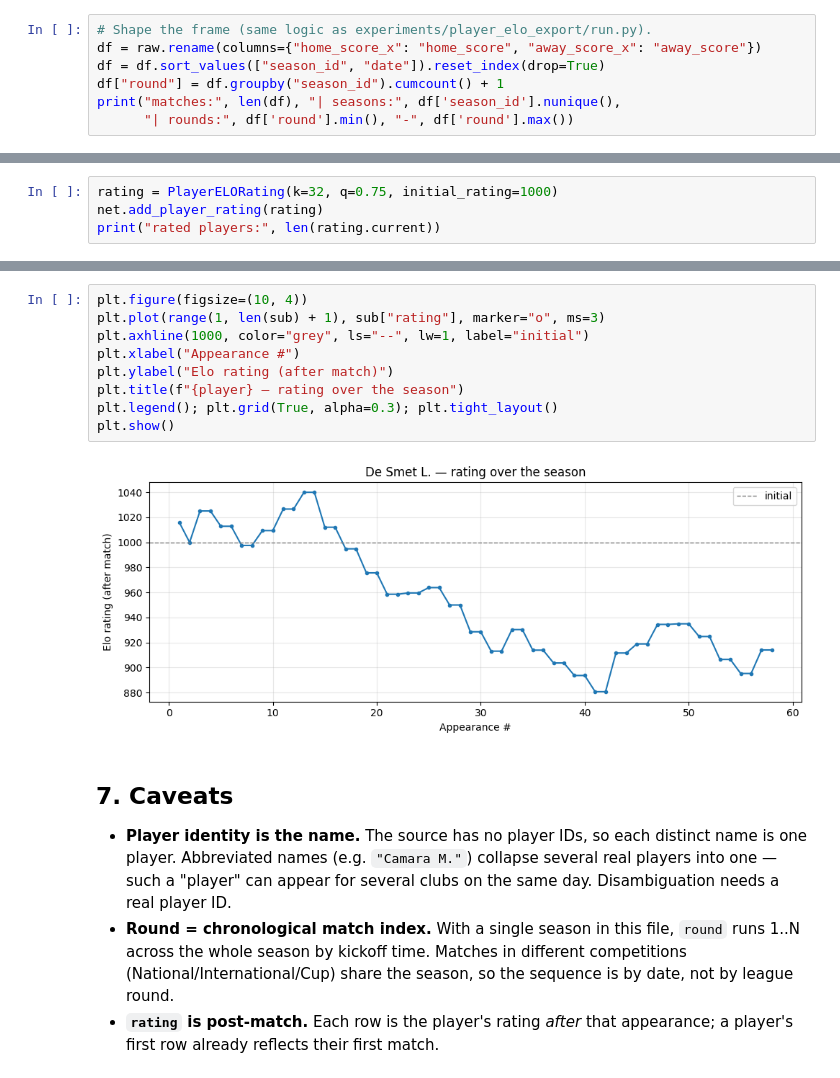
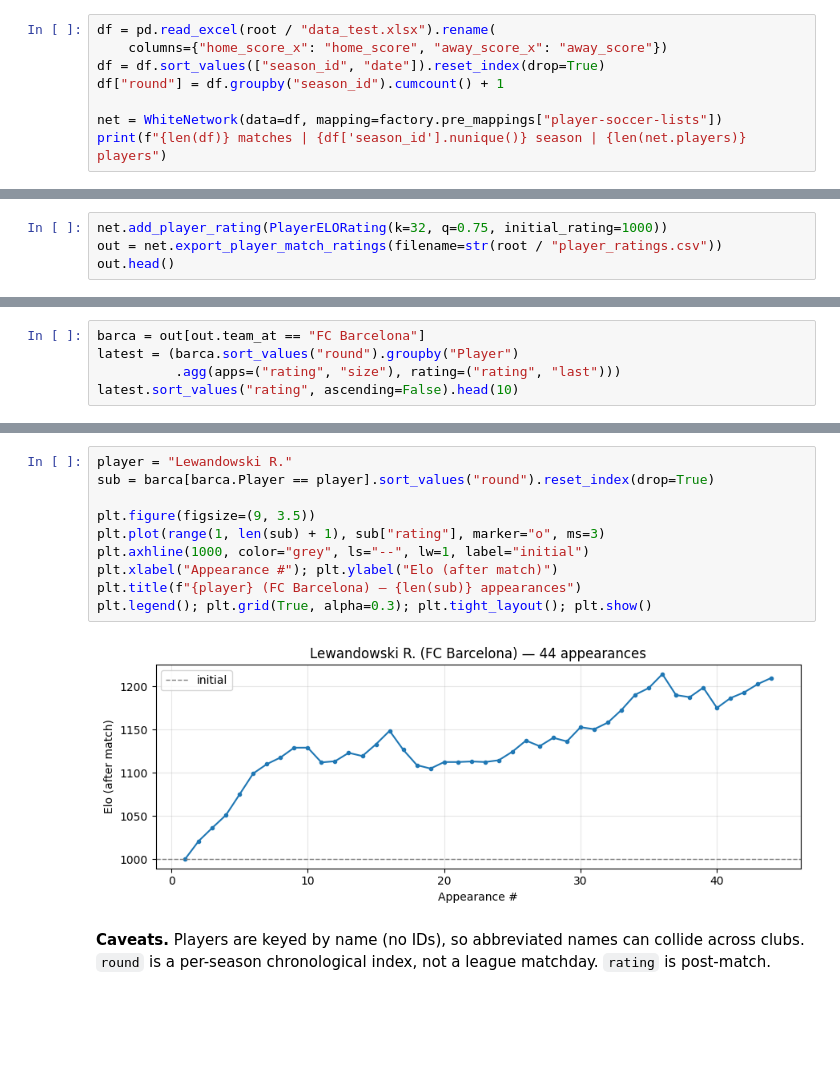
Before and after one commit to spoho-datascience/dfg-rating, a Jupyter notebook: experiments/player_elo_export/player_ratings.ipynb, the cells around one changed output, grey strips where cells are left out. Saved outputs shown, nothing was run; the diff lists cells and outputs as text; blank space fills up the shorter version.

```diff
--- a/experiments/player_elo_export/player_ratings.ipynb
+++ b/experiments/player_elo_export/player_ratings.ipynb
@@ -67,8 +31,9 @@ raw[["date", "home_team", "away_team", "home_score_x", "away_score_x", "result",
 # %%
-# Shape the frame (same logic as experiments/player_elo_export/run.py).
-df = raw.rename(columns={"home_score_x": "home_score", "away_score_x": "away_score"})
+df = pd.read_excel(root / "data_test.xlsx").rename(
+    columns={"home_score_x": "home_score", "away_score_x": "away_score"})
 df = df.sort_values(["season_id", "date"]).reset_index(drop=True)
 df["round"] = df.groupby("season_id").cumcount() + 1
-print("matches:", len(df), "| seasons:", df['season_id'].nunique(),
-      "| rounds:", df['round'].min(), "-", df['round'].max())
+
+net = WhiteNetwork(data=df, mapping=factory.pre_mappings["player-soccer-lists"])
+print(f"{len(df)} matches | {df['season_id'].nunique()} season | {len(net.players)} players")
 # %% [output]
@@ -108,5 +45,5 @@ One chronological pass over all matches. Defaults: `k=32`, `q=0.75`, new players
 # %%
-rating = PlayerELORating(k=32, q=0.75, initial_rating=1000)
-net.add_player_rating(rating)
-print("rated players:", len(rating.current))
+net.add_player_rating(PlayerELORating(k=32, q=0.75, initial_rating=1000))
+out = net.export_player_match_ratings(filename=str(root / "player_ratings.csv"))
+out.head()
 # %% [output]
@@ -153,0 +59,5 @@ De Smet L. — 58 appearances for FC Brügge U23
+# %%
+barca = out[out.team_at == "FC Barcelona"]
+latest = (barca.sort_values("round").groupby("Player")
+          .agg(apps=("rating", "size"), rating=("rating", "last")))
+latest.sort_values("rating", ascending=False).head(10)
@@ -154,22 +77,15 @@ De Smet L. — 58 appearances for FC Brügge U23
 # %%
-plt.figure(figsize=(10, 4))
+player = "Lewandowski R."
+sub = barca[barca.Player == player].sort_values("round").reset_index(drop=True)
+
+plt.figure(figsize=(9, 3.5))
 plt.plot(range(1, len(sub) + 1), sub["rating"], marker="o", ms=3)
 plt.axhline(1000, color="grey", ls="--", lw=1, label="initial")
-plt.xlabel("Appearance #")
-plt.ylabel("Elo rating (after match)")
-plt.title(f"{player} — rating over the season")
-plt.legend(); plt.grid(True, alpha=0.3); plt.tight_layout()
-plt.show()
+plt.xlabel("Appearance #"); plt.ylabel("Elo (after match)")
+plt.title(f"{player} (FC Barcelona) — {len(sub)} appearances")
+plt.legend(); plt.grid(True, alpha=0.3); plt.tight_layout(); plt.show()
 # %% [output]
-[figure, old version]
+[figure, new version]
-# %% [markdown]
-## 7. Caveats
-
-- **Player identity is the name.** The source has no player IDs, so each distinct name is one
-  player. Abbreviated names (e.g. `"Camara M."`) collapse several real players into one — such a
-  "player" can appear for several clubs on the same day. Disambiguation needs a real player ID.
-- **Round = chronological match index.** With a single season in this file, `round` runs
-  1..N across the whole season by kickoff time. Matches in different competitions
-  (National/International/Cup) share the season, so the sequence is by date, not by league round.
-- **`rating` is post-match.** Each row is the player's rating *after* that appearance; a player's
-  first row already reflects their first match.
+# %% [markdown]
+**Caveats.** Players are keyed by name (no IDs), so abbreviated names can collide across clubs.
+`round` is a per-season chronological index, not a league matchday. `rating` is post-match.
```
Also changed, not shown: parts of 17 cells of this notebook.
